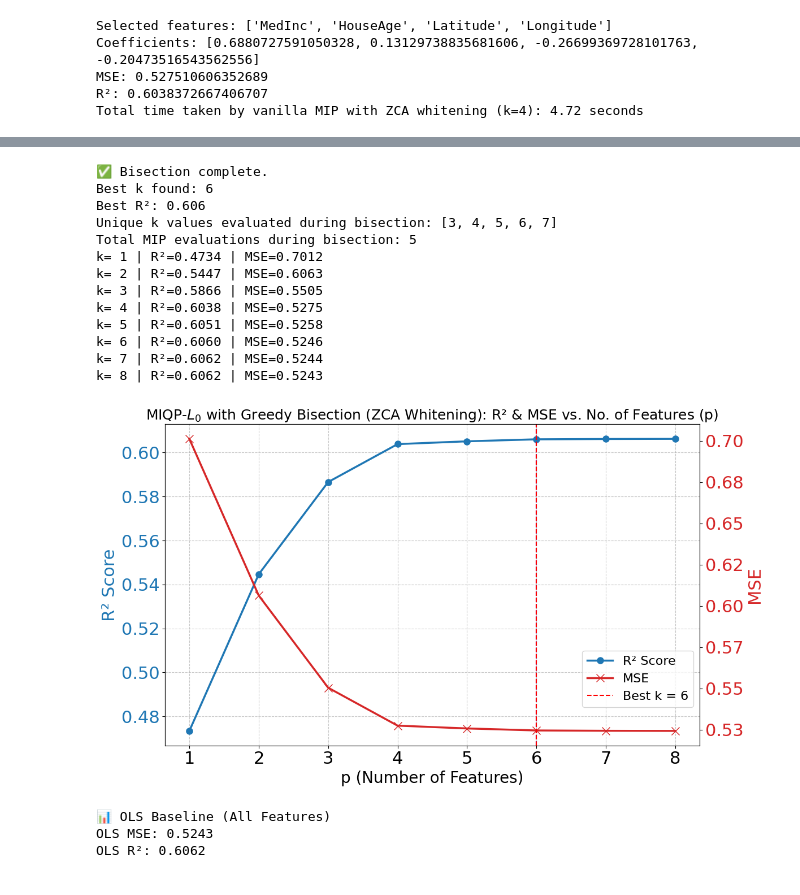
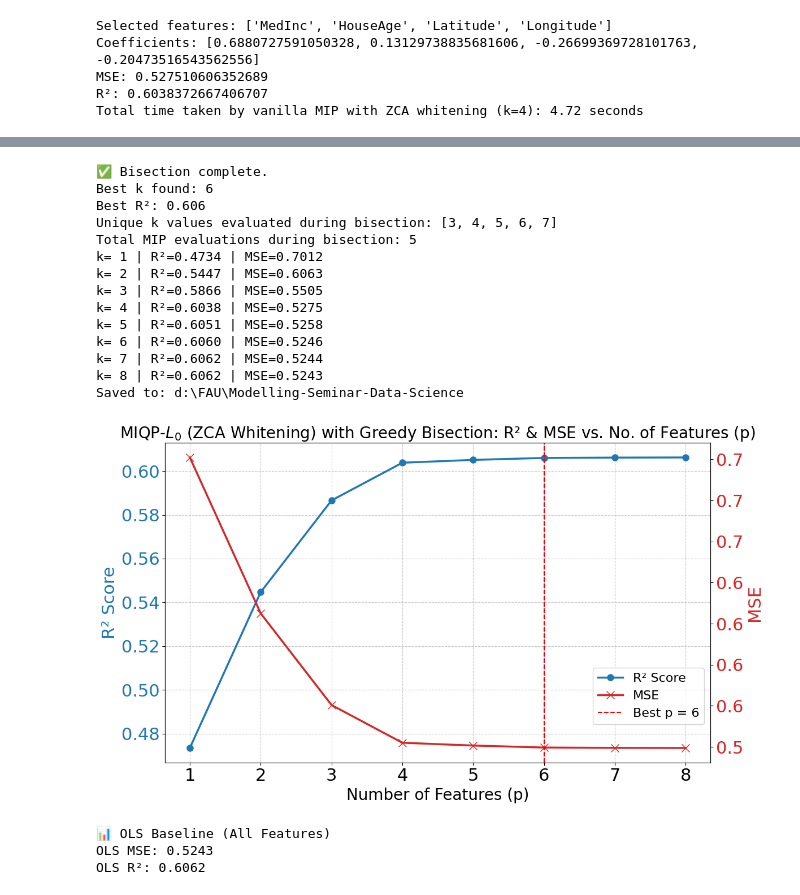
Before and after one commit to muhammadajlal/Modelling-Seminar-Data-Science, a Jupyter notebook: MIQP-Model.ipynb, the cells around one changed output, grey strips where cells are left out. Saved outputs shown, nothing was run; the diff lists cells and outputs as text; code cells hidden in the pictures.

```diff
--- a/MIQP-Model.ipynb
+++ b/MIQP-Model.ipynb
@@ -875,12 +891,12 @@ fig, ax1 = plt.subplots(figsize=(12, 7))  # Consistent size
 # Font sizes
 label_fontsize = 22
 tick_fontsize = 22
-title_fontsize = 18
+title_fontsize = 20
 axis_Label_fontsize = 20
 
 # Left axis: R²
 color = 'tab:blue'
-ax1.set_xlabel('p (Number of Features)', fontsize=axis_Label_fontsize)
+ax1.set_xlabel('Number of Features (p)', fontsize=axis_Label_fontsize)
 ax1.set_ylabel('R² Score', color=color, fontsize=label_fontsize)
 r2_line, = ax1.plot(
     k_values, r2_scores,
@@ -906,10 +922,10 @@ ax2.tick_params(axis='y', labelcolor=color, labelsize=tick_fontsize)
 best_k_line = ax2.axvline(best_k, color='red', linestyle='--', label=f'Best p = {best_k}')
 
 # Format MSE y-axis ticks to 2 decimal places
-ax2.yaxis.set_major_formatter(FormatStrFormatter('%.2f'))
+ax2.yaxis.set_major_formatter(FormatStrFormatter('%.1f'))
 
 plt.title(
-    'MIQP-$L_{0}$ with Greedy Bisection (ZCA Whitening): R² & MSE vs. No. of Features (p)',
+    'MIQP-$L_{0}$ (ZCA Whitening) with Greedy Bisection: R² & MSE vs. No. of Features (p)',
     fontsize=title_fontsize
 )
 
@@ -917,34 +933,39 @@ plt.title(
 lines = [r2_line, mse_line, best_k_line]
 labels = [line.get_label() for line in lines]
 
 # ✅ Legend in lower right, shifted upward by ~5% of figure height
 ax1.legend(
     lines, labels,
     loc='lower right',
     bbox_to_anchor=(1, 0.10),  # (x, y) — decrease y to lower, increase y to raise
     fontsize=16,
     frameon=True
 )
 
 fig.tight_layout()
 ax1.grid(True, which='both', linestyle='--', alpha=0.7)
 
+# Save with high resolution
+print("Saved to:", os.getcwd())
+plt.savefig("D:/FAU/Modelling-Seminar-Data-Science/MIQP W Whitening W Bisection", dpi=1200, bbox_inches='tight')
+
 plt.show()
 # %% [output]
 ✅ Bisection complete.
 Best k found: 6
 Best R²: 0.606
 Unique k values evaluated during bisection: [3, 4, 5, 6, 7]
 Total MIP evaluations during bisection: 5
 k= 1 | R²=0.4734 | MSE=0.7012
 k= 2 | R²=0.5447 | MSE=0.6063
 k= 3 | R²=0.5866 | MSE=0.5505
 k= 4 | R²=0.6038 | MSE=0.5275
 k= 5 | R²=0.6051 | MSE=0.5258
 k= 6 | R²=0.6060 | MSE=0.5246
 k= 7 | R²=0.6062 | MSE=0.5244
 k= 8 | R²=0.6062 | MSE=0.5243
+Saved to: d:\FAU\Modelling-Seminar-Data-Science
-[figure, old version]
+[figure, new version]
 # %%
 from sklearn.linear_model import LinearRegression
 from sklearn.metrics import mean_squared_error, r2_score
```
Also changed, not shown: parts of 10 cells of this notebook.
